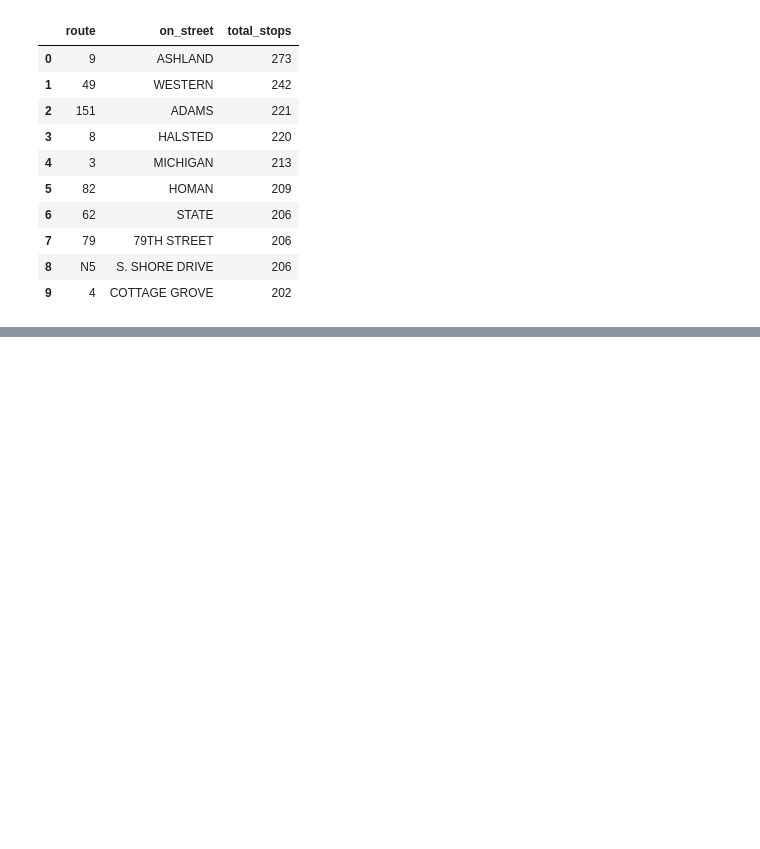
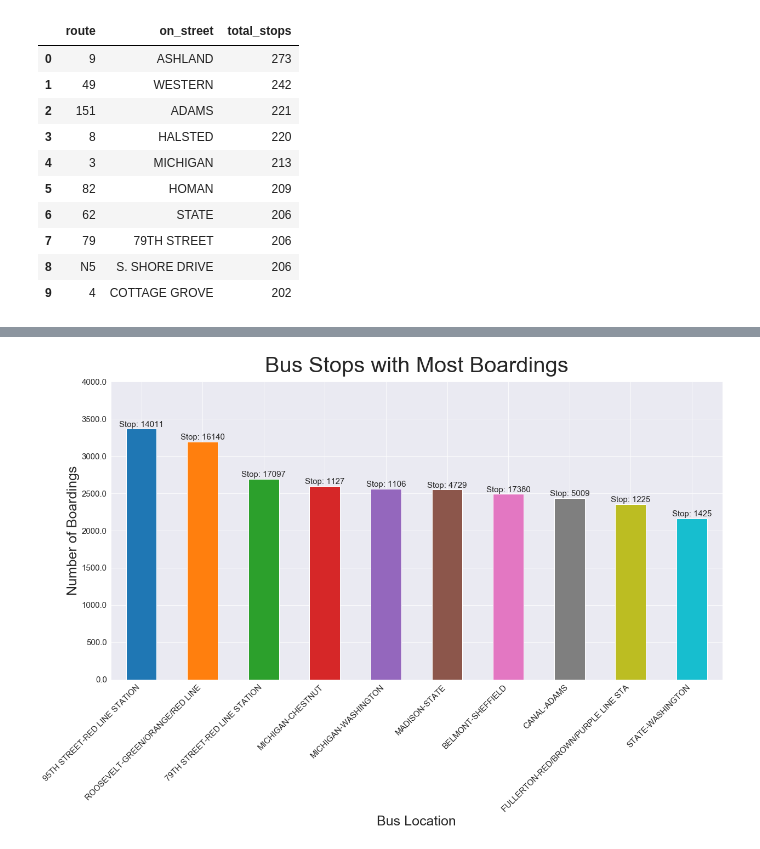
Before and after one commit to adamstueckrath/CtaDataAnalysis, a Jupyter notebook: CTA_Analysis_Part_2.ipynb, the cells around one changed output, grey strips where cells are left out. Saved outputs shown, nothing was run; the diff lists cells and outputs as text; code cells hidden in the pictures; blank space fills up the shorter version.

```diff
--- a/CTA_Analysis_Part_2.ipynb
+++ b/CTA_Analysis_Part_2.ipynb
@@ -154,0 +296,14 @@ browser.quit()
+# %%
+top_stop_boardings = """
+                        SELECT bs.stop_id,
+                               bs.on_street,
+                               bs.cross_street,
+                               br.boardings,
+                               br.alightings
+                        FROM bus_stops as bs
+                        JOIN bus_ridership as br ON bs.stop_id = br.stop_id
+                        ORDER BY boardings DESC LIMIT 10;
+                     """
+
+top_stop_boardings_df = pd.read_sql_query(top_stop_boardings, sql_db)
+top_stop_boardings_df
@@ -154,0 +322,28 @@ browser.quit()
+# %%
+# prepare data for plotting
+top_stop_boardings_df['stop_address'] = top_stop_boardings_df['on_street'] + '-' + top_stop_boardings_df['cross_street']
+
+# make plot
+sns.set_style("darkgrid")
+ax = top_stop_boardings_df.plot(kind='bar', x='stop_address', y='boardings', figsize=(20,10))
+ax.set_title('Bus Stops with Most Boardings', size=40, y=1.02)
+ax.set_xlabel('Bus Location', size=25)
+ax.set_xticklabels(top_stop_boardings_df.stop_address, size=15, rotation=45, ha='right')
+ax.set_ylabel('Number of Boardings', size=25)
+yticks = ax.get_yticks()
+ax.set_yticks(yticks)
+ax.set_yticklabels(yticks, size=15)
+ax.get_legend().remove()
+
+rects = ax.patches
+labels = ['Stop: {}'.format(stop_id) for stop_id in top_stop_boardings_df.stop_id.tolist()]
+
+for rect, label in zip(rects, labels):
+    height = rect.get_height()
+    ax.text(rect.get_x() + rect.get_width() / 2, height + 5, label,
+            ha='center', va='bottom', size=15)
+
+# save chart
+plt.savefig('visualizations/bus_stops_most_boardings.png')
+# %% [output]
+[figure, added]
```
Also changed, not shown: parts of 35 cells of this notebook, 2 other files.
